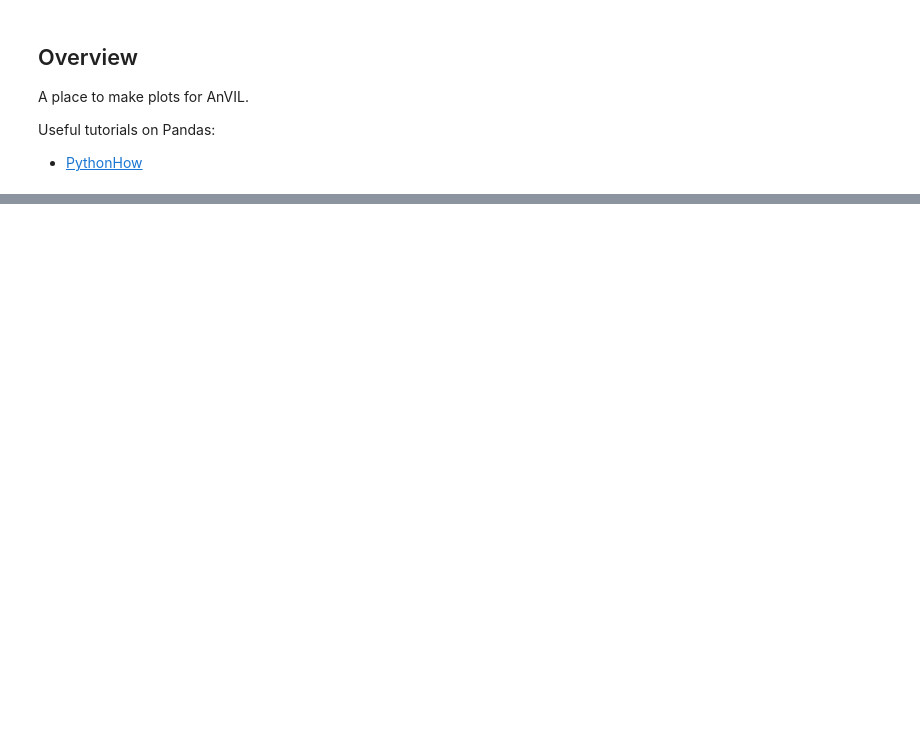
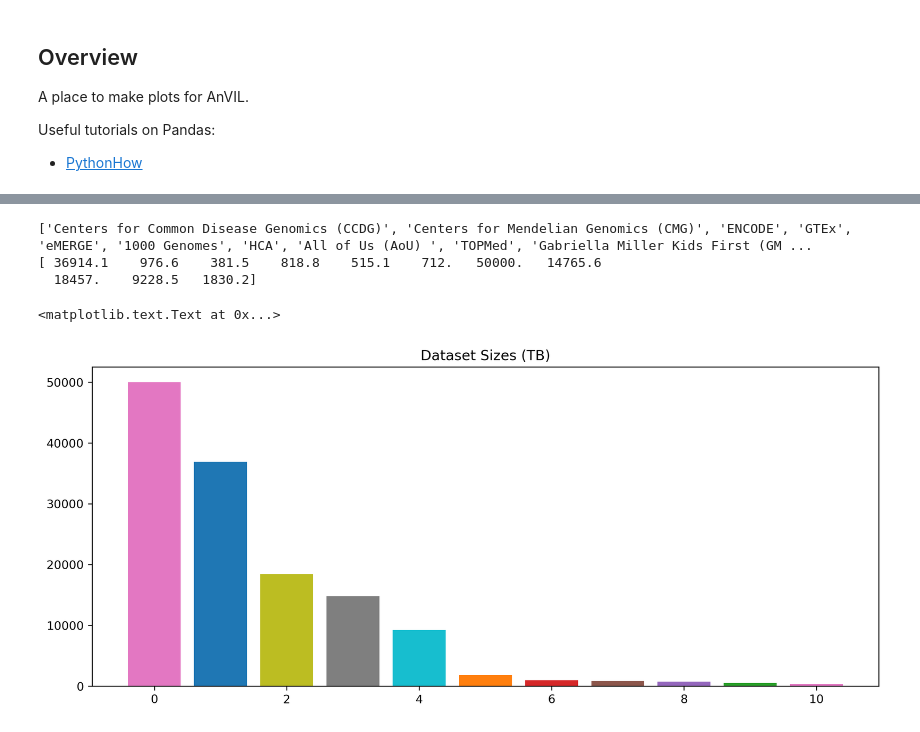
Before and after one commit to briandoconnor/my-sandbox, a Jupyter notebook: 20171014_charts_for_anvil_proposal/plots.ipynb, the cells around one changed output, grey strips where cells are left out. Cells and saved outputs as stored; diff of their text form; code cells hidden in the pictures; blank space fills up the shorter version.

```diff
--- a/20171014_charts_for_anvil_proposal/plots.ipynb
+++ b/20171014_charts_for_anvil_proposal/plots.ipynb
@@ -97,0 +132,25 @@ plt.legend(labels=labels_with_size, bbox_to_anchor=(1.05, 1), loc=2, borderaxesp
+# %%
+import numpy as np
+
+plt.figure(num=2, figsize=(12, 5), dpi=300)
+
+tb_data = data['Dataset Size TB'].values
+print (projects)
+print (tb_data)
+
+# reorder to make it easier to read
+new_projects = [x for _,x in sorted(zip(tb_data,projects), reverse=True)]
+new_colors = [x for _,x in sorted(zip(tb_data,color_cycle), reverse=True)]
+new_data = [x for _,x in sorted(zip(tb_data,tb_data), reverse=True)]
+
+plt.subplot(1, 1, 1)
+
+plt.bar(np.arange(len(new_projects)), new_data, color=new_colors, tick_label=None)
+plt.title(textwrap.fill("Dataset Sizes (TB)", 25))
+#plt.legend(labels=labels_with_size, bbox_to_anchor=(1.05, 1), loc=2, borderaxespad=0.)
+# %% [output]
+['Centers for Common Disease Genomics (CCDG)', 'Centers for Mendelian Genomics (CMG)', 'ENCODE', 'GTEx', 'eMERGE', '1000 Genomes', 'HCA', 'All of Us (AoU) ', 'TOPMed', 'Gabriella Miller Kids First (GM ...
+[ 36914.1    976.6    381.5    818.8    515.1    712.   50000.   14765.6
+  18457.    9228.5   1830.2]
+<matplotlib.text.Text at 0x...>
+[figure, added]
```
Also changed, not shown: parts of 3 cells of this notebook, 2 other files.
